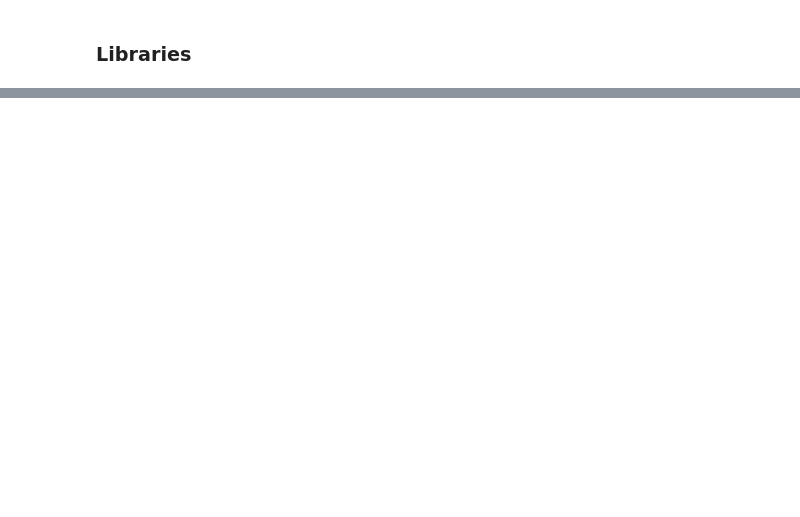
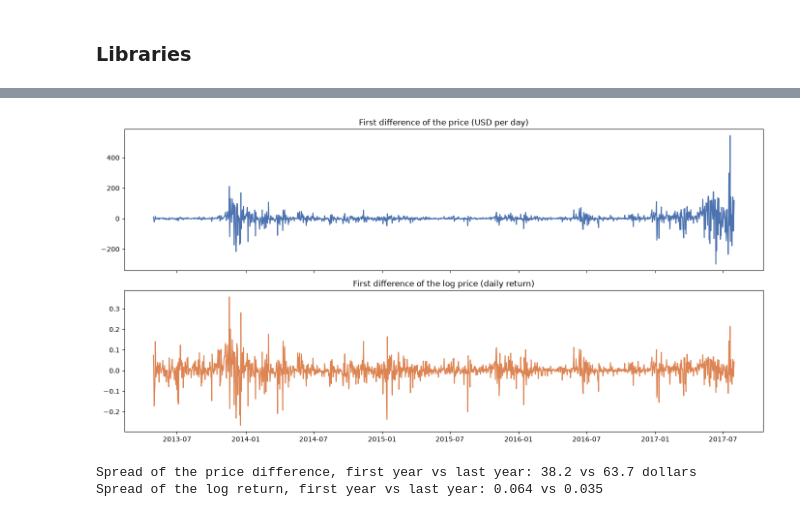
Before and after one commit to Jonathansl17/jarvis, a Jupyter notebook: bitcoin_price_regression/bitcoin_price_regression.ipynb, the cells around one changed output, grey strips where cells are left out. Saved outputs shown, nothing was run; the diff lists cells and outputs as text; code cells hidden in the pictures; blank space fills up the shorter version.

```diff
--- a/bitcoin_price_regression/bitcoin_price_regression.ipynb
+++ b/bitcoin_price_regression/bitcoin_price_regression.ipynb
@@ -106,0 +202,20 @@ To be developed.
+# %%
+# The series the model reads: daily log returns
+log_price = np.log(bitcoin[TARGET])
+log_return = log_price.diff().dropna()
+
+fig, axes = plt.subplots(2, 1, figsize=(14, 7), sharex=True)
+axes[0].plot(bitcoin[TARGET].diff(), color='#4c72b0')
+axes[0].set_title('First difference of the price (USD per day)')
+axes[1].plot(log_return, color='#dd8452')
+axes[1].set_title('First difference of the log price (daily return)')
+plt.tight_layout()
+plt.show()
+print("Spread of the price difference, first year vs last year: %.1f vs %.1f dollars"
+      % (bitcoin[TARGET].diff().head(DAYS_PER_YEAR).std(), bitcoin[TARGET].diff().tail(DAYS_PER_YEAR).std()))
+print("Spread of the log return, first year vs last year: %.3f vs %.3f"
+      % (log_return.head(DAYS_PER_YEAR).std(), log_return.tail(DAYS_PER_YEAR).std()))
+# %% [output]
+[figure, added]
+Spread of the price difference, first year vs last year: 38.2 vs 63.7 dollars
+Spread of the log return, first year vs last year: 0.064 vs 0.035
```
Also changed, not shown: parts of 51 cells of this notebook, 1 other file.
